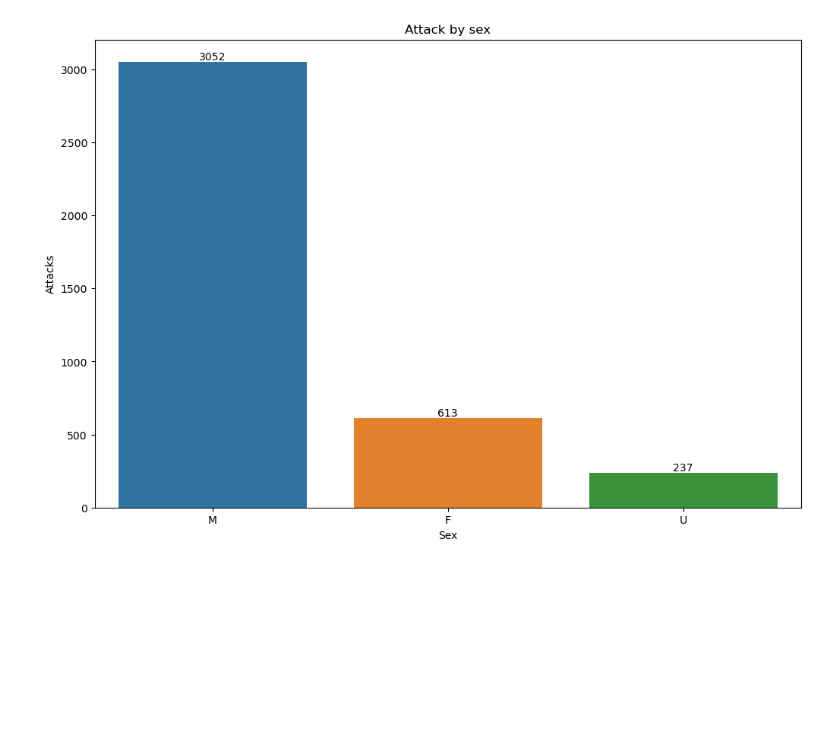
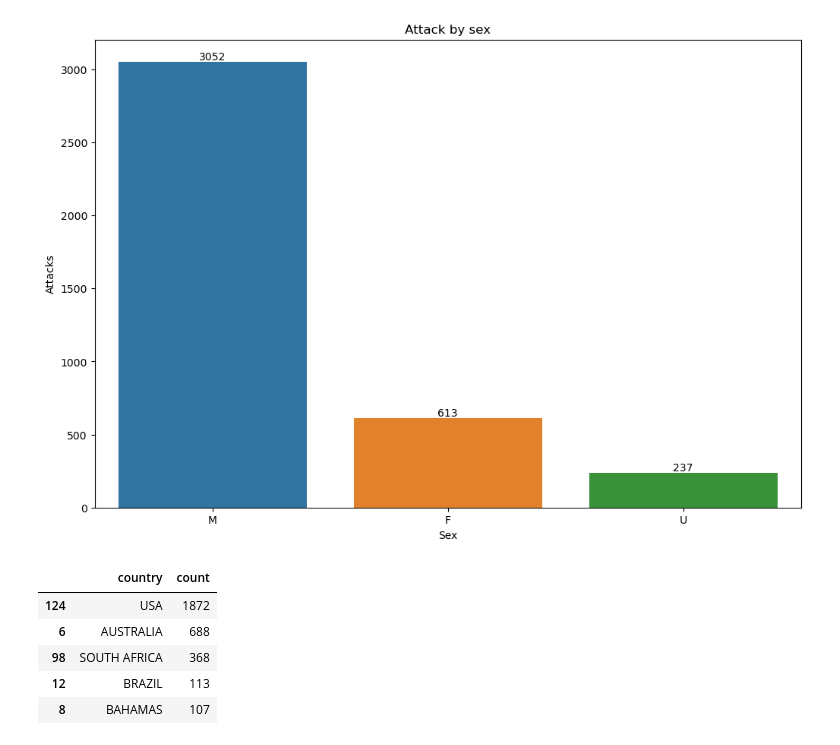
Before and after one commit to harimrys/Project-Shark-Attack-G1, a Jupyter notebook: main.ipynb, the cells around one changed output. Drawn from its saved outputs; the diff is of its cells as text; code cells hidden in the pictures; blank space fills up the shorter version.

```diff
--- a/main.ipynb
+++ b/main.ipynb
@@ -315,3 +315,12 @@ for index, value in enumerate(top_sex['count']):
 plt.show()
 # %% [output]
 [figure]
+# %%
+top_5_country(df)
+# %% [output]
+|  | country | count |
+| 124 | USA | 1872 |
+| 6 | AUSTRALIA | 688 |
+| 98 | SOUTH AFRICA | 368 |
+| 12 | BRAZIL | 113 |
+| 8 | BAHAMAS | 107 |
```
Also changed, not shown: parts of 2 cells of this notebook.
